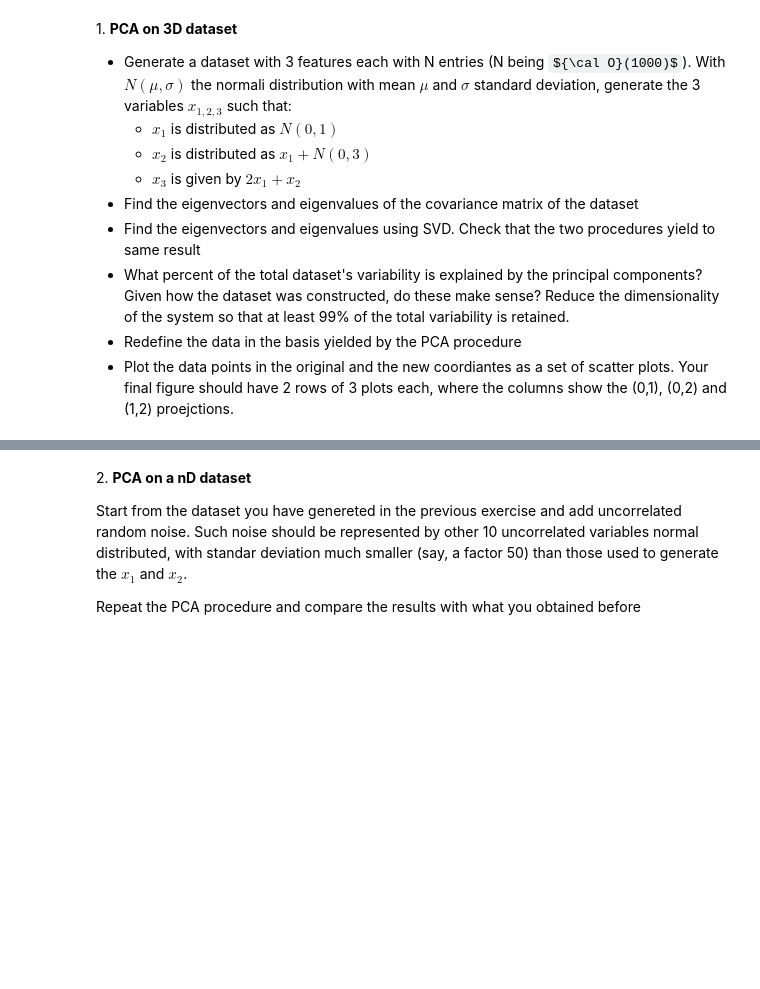
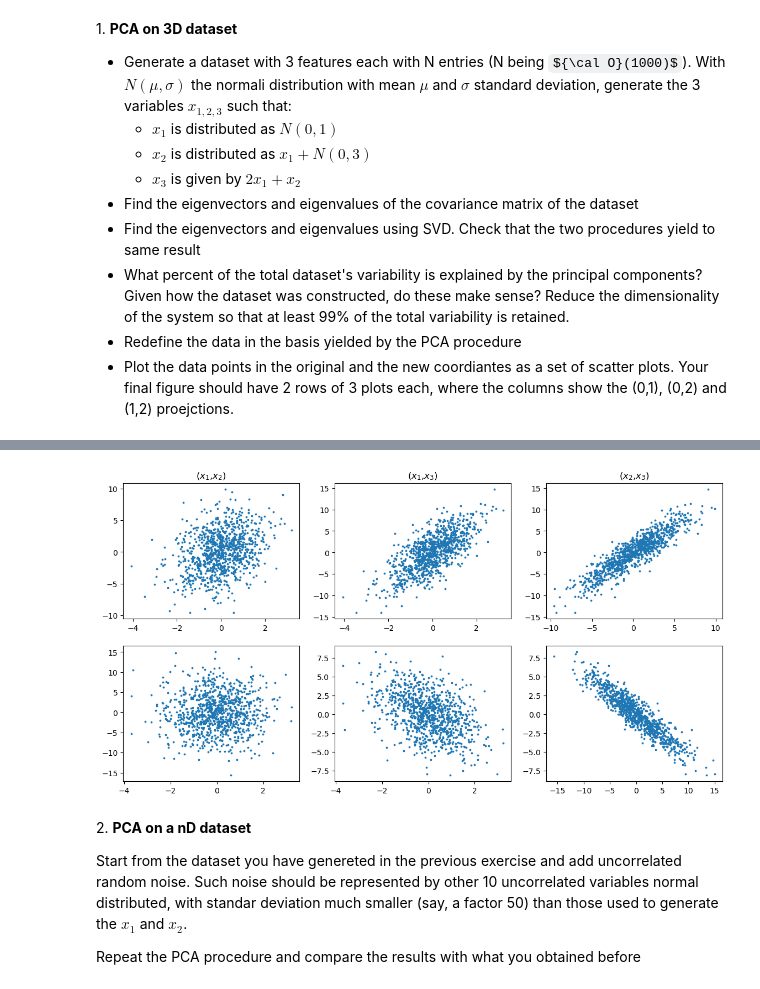
Before and after one commit to EugeniaBoccanera/LaboratoryOfComputationalPhysics_Y6, a Jupyter notebook: 08ex_LinearAlgebra.ipynb, the cells around one changed output, grey strips where cells are left out. Cells and saved outputs as stored; diff of their text form; code cells hidden in the pictures; some formulas as TeX source; blank space fills up the shorter version.

```diff
--- a/08ex_LinearAlgebra.ipynb
+++ b/08ex_LinearAlgebra.ipynb
@@ -160,3 +62,21 @@ plt.show()
+# %%
+
+redefined_data = pd.DataFrame(np.dot(V, data.T)).T #??  np.dot -> matrix multiplication, we multiply the original data with the matrix of eigenvectors
+redefined_data.columns = ['x1', 'x2', 'x3']
+
+fig, ax = plt.subplots(2, 3, figsize = (14,7))
+ax[0,0].scatter(data["x1"], data["x2"], s=3)
+ax[0,1].scatter(data["x1"], data["x3"], s=3)
+ax[0,2].scatter(data["x2"], data["x3"], s=3)
+ax[0,0].set_title('($x_1$,$x_2$)')
+ax[0,1].set_title('($x_1$,$x_3$)')
+ax[0,2].set_title('($x_2$,$x_3$)')
+ax[1,0].scatter(redefined_data["x1"], redefined_data["x2"], s=3)
+ax[1,1].scatter(redefined_data["x1"], redefined_data["x3"], s=3)
+ax[1,2].scatter(redefined_data["x2"], redefined_data["x3"], s=3)
+plt.show()
+# %% [output]
+[figure, added]
 # %% [markdown]
 2\. **PCA on a nD dataset**
 
```
Also changed, not shown: parts of 14 cells of this notebook.
